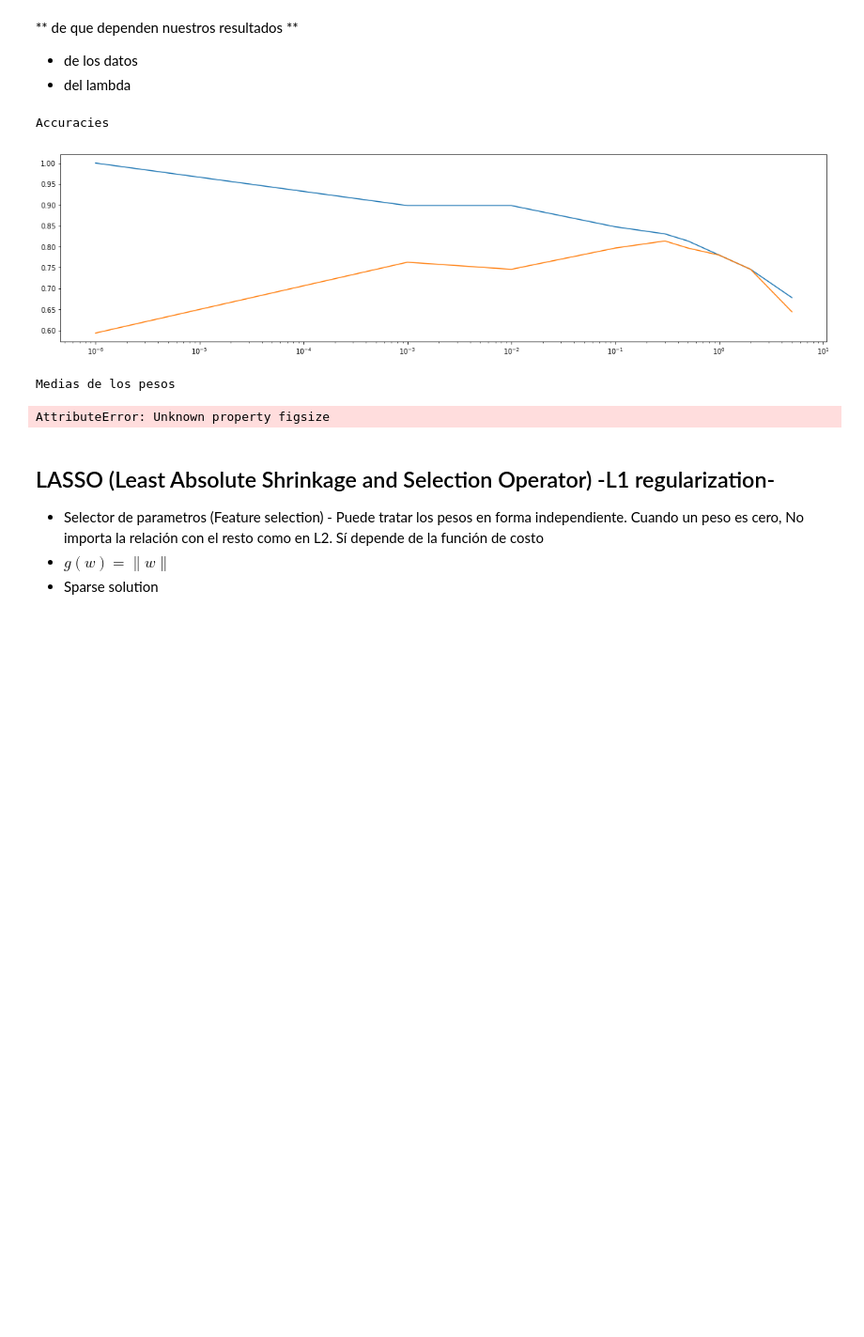
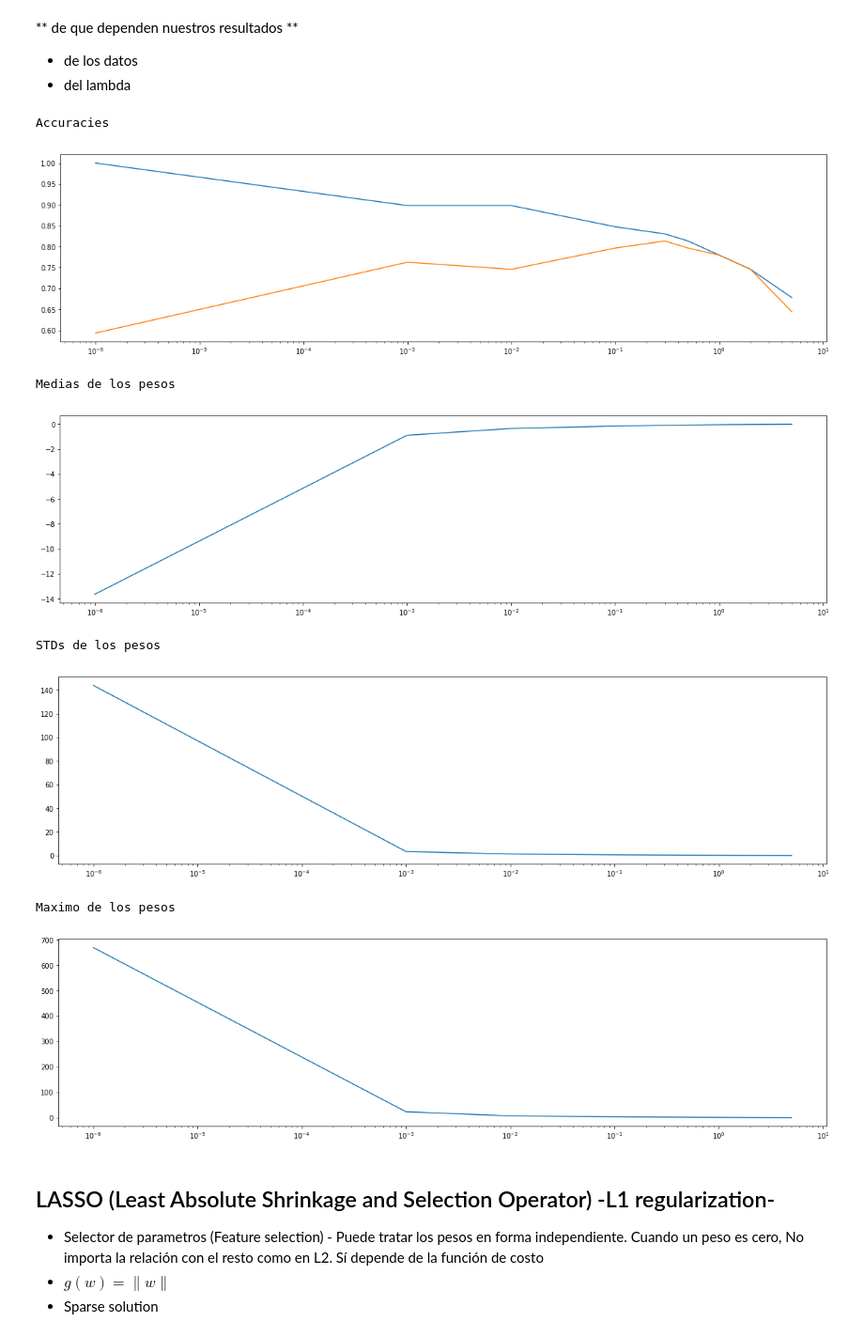
Before and after one commit to lab-ml-itba/4-Regularizacion, a Jupyter notebook: 0-Regularizacion-Teoria.ipynb, the cells around one changed output. Shown: that part at 94% size. Saved outputs shown, nothing was run; the diff lists cells and outputs as text; code cells hidden in the pictures; blank space fills up the shorter version.

```diff
--- a/0-Regularizacion-Teoria.ipynb
+++ b/0-Regularizacion-Teoria.ipynb
@@ -296,24 +303,30 @@ degrees_1, lambdas_1, train_acc_array_1, test_acc_array_1, coefs_array_mean_1, c
 # %%
 plt.figure(figsize=(20,5))
 print("Accuracies")
 plt.semilogx(lambdas_1, train_acc_array_1)
 plt.semilogx(lambdas_1, test_acc_array_1)
 plt.show()
 plt.figure(figsize=(20,5))
 print("Medias de los pesos")
 plt.semilogx(lambdas_1, coefs_array_mean_1)
 plt.show()
+plt.figure(figsize=(20,5))
 print("STDs de los pesos")
 plt.semilogx(lambdas_1, coefs_array_std_1)
 plt.show()
+plt.figure(figsize=(20,5))
 print("Maximo de los pesos")
 plt.semilogx(lambdas_1, coefs_abs_max_1)
 plt.show()
 # %% [output]
 Accuracies
 [figure]
 Medias de los pesos
+[figure, added]
-AttributeError: Unknown property figsize
+STDs de los pesos
+[figure, added]
+Maximo de los pesos
+[figure, added]
 # %% [markdown]
 ## LASSO (Least Absolute Shrinkage and Selection Operator) -L1 regularization-
 - Selector de parametros (Feature selection) - Puede tratar los pesos en forma independiente. Cuando un peso es cero, No importa la relación con el resto como en L2. Sí depende de la función de costo
```
Also changed, not shown: parts of 10 cells of this notebook, 2 other files.
